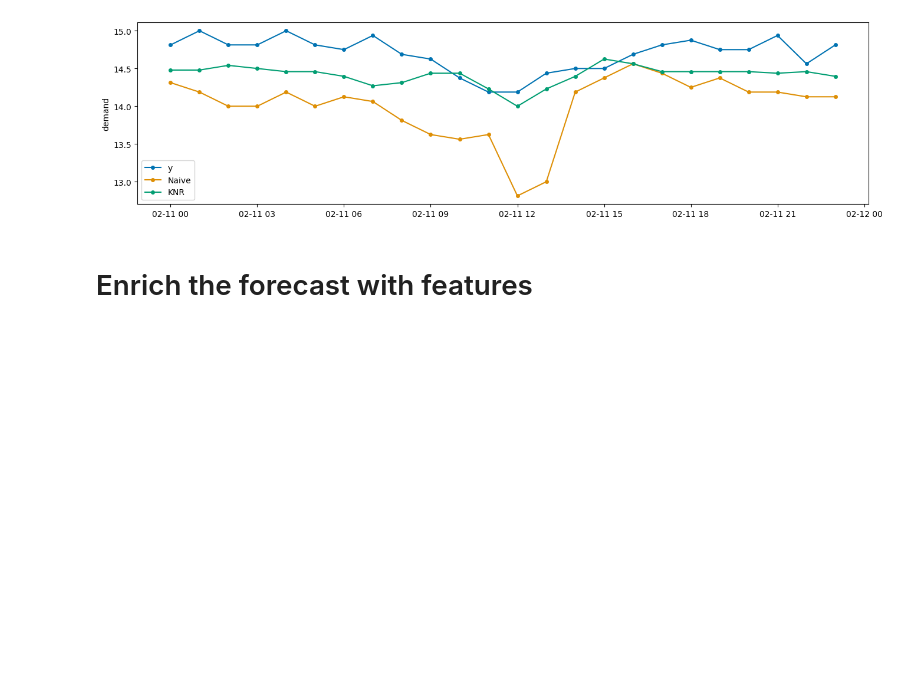
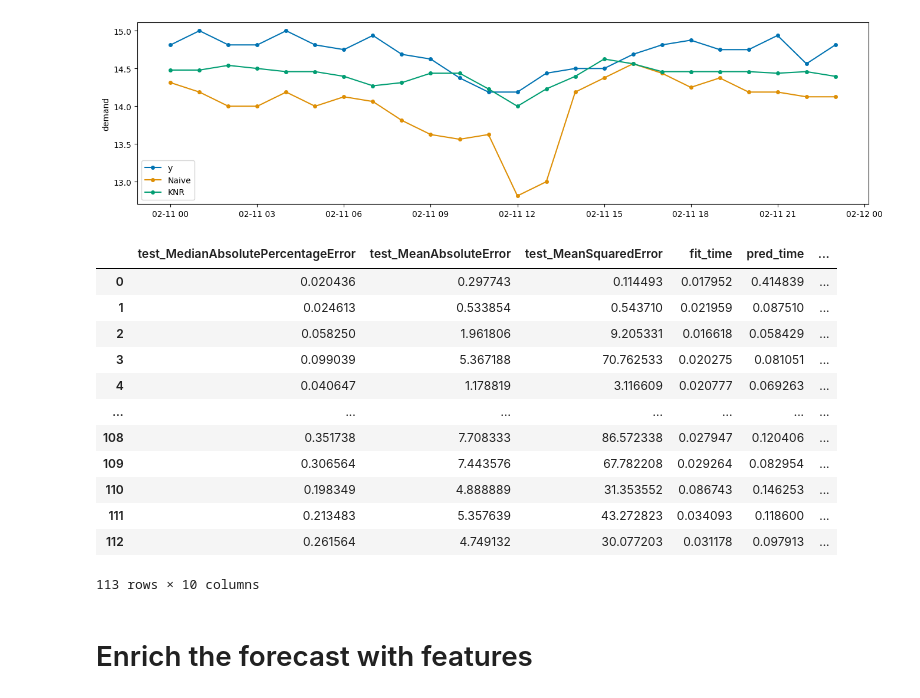
Before and after one commit to Beich2010/uebung_2024_data_analysis, a Jupyter notebook: excercise_2024_data_analysis.ipynb, the cells around one changed output. Cells and saved outputs as stored; diff of their text form; code cells hidden in the pictures; blank space fills up the shorter version.

```diff
--- a/excercise_2024_data_analysis.ipynb
+++ b/excercise_2024_data_analysis.ipynb
@@ -459,6 +465,22 @@ fig, ax = plot_series(
 )
 # %% [output]
 [figure]
+# %%
+df_knr
+# %% [output]
+|  | test_MedianAbsolutePercentageError | test_MeanAbsoluteError | test_MeanSquaredError | fit_time | pred_time | ... |
+| 0 | 0.020436 | 0.297743 | 0.114493 | 0.017952 | 0.414839 | ... |
+| 1 | 0.024613 | 0.533854 | 0.543710 | 0.021959 | 0.087510 | ... |
+| 2 | 0.058250 | 1.961806 | 9.205331 | 0.016618 | 0.058429 | ... |
+| 3 | 0.099039 | 5.367188 | 70.762533 | 0.020275 | 0.081051 | ... |
+| 4 | 0.040647 | 1.178819 | 3.116609 | 0.020777 | 0.069263 | ... |
+| ... | ... | ... | ... | ... | ... | ... |
+| 108 | 0.351738 | 7.708333 | 86.572338 | 0.027947 | 0.120406 | ... |
+| 109 | 0.306564 | 7.443576 | 67.782208 | 0.029264 | 0.082954 | ... |
+| 110 | 0.198349 | 4.888889 | 31.353552 | 0.086743 | 0.146253 | ... |
+| 111 | 0.213483 | 5.357639 | 43.272823 | 0.034093 | 0.118600 | ... |
+| 112 | 0.261564 | 4.749132 | 30.077203 | 0.031178 | 0.097913 | ... |
+113 rows × 10 columns
 # %% [markdown]
 # Enrich the forecast with features
 # %%
```
Also changed, not shown: parts of 7 cells of this notebook.
